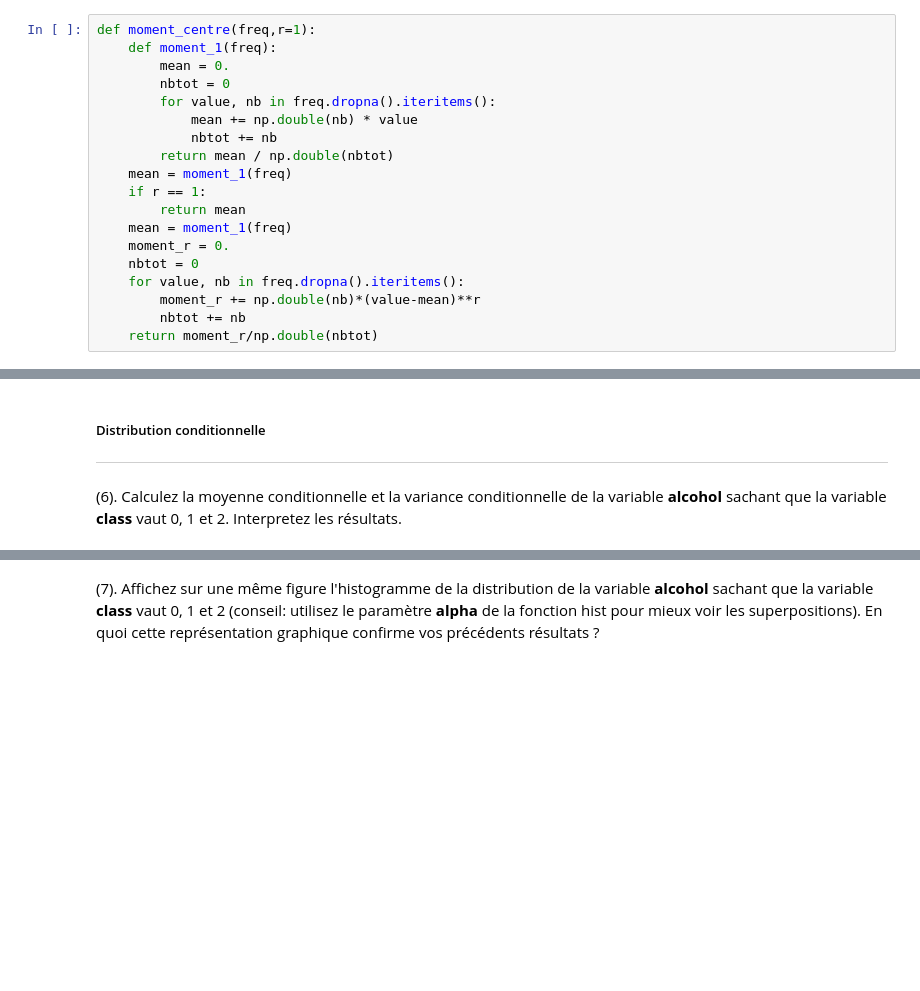
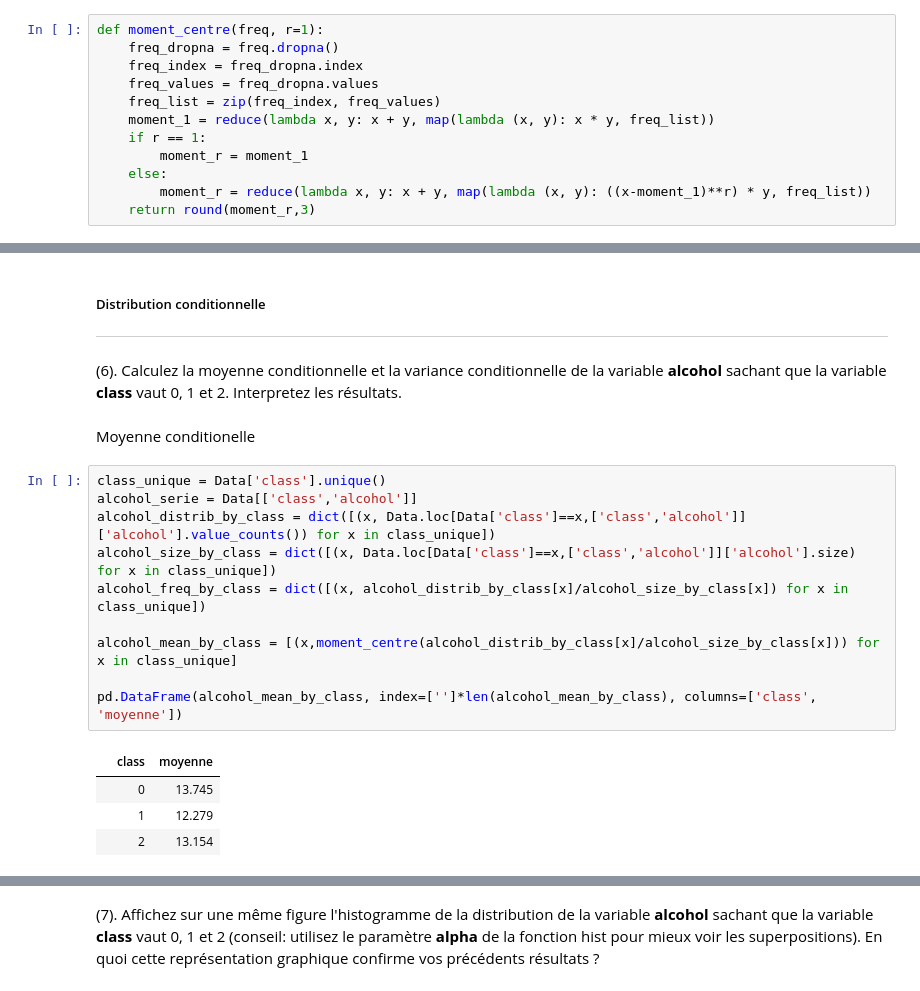
Before and after one commit to ebarillot/Python2, a Jupyter notebook: Statnum/NB3_Statistique_Bivariee-Copy2.ipynb, the cells around one changed output, grey strips where cells are left out. Cells and saved outputs as stored; diff of their text form; blank space fills up the shorter version.

```diff
--- a/Statnum/NB3_Statistique_Bivariee-Copy2.ipynb
+++ b/Statnum/NB3_Statistique_Bivariee-Copy2.ipynb
@@ -169,24 +195,17 @@ Name: flavanoids, Length: 132, dtype: int64
 # %% [markdown]
 Fonction qui calcule le moment centré d'ordre r:
-# %%
-def moment_centre(freq,r=1):
-    def moment_1(freq):
-        mean = 0.
-        nbtot = 0
-        for value, nb in freq.dropna().iteritems():
-            mean += np.double(nb) * value
-            nbtot += nb
-        return mean / np.double(nbtot)
-    mean = moment_1(freq)
-    if r == 1:
-        return mean
-    mean = moment_1(freq)
-    moment_r = 0.
-    nbtot = 0
-    for value, nb in freq.dropna().iteritems():
-        moment_r += np.double(nb)*(value-mean)**r
-        nbtot += nb
-    return moment_r/np.double(nbtot)
+# %%
+def moment_centre(freq, r=1):
+    freq_dropna = freq.dropna()
+    freq_index = freq_dropna.index
+    freq_values = freq_dropna.values
+    freq_list = zip(freq_index, freq_values)
+    moment_1 = reduce(lambda x, y: x + y, map(lambda (x, y): x * y, freq_list))
+    if r == 1:
+        moment_r = moment_1
+    else:
+        moment_r = reduce(lambda x, y: x + y, map(lambda (x, y): ((x-moment_1)**r) * y, freq_list))
+    return round(moment_r,3)
 # %% [markdown]
 Variance:
 # %%
@@ -198,3 +217,20 @@ moment_centre(flavanoids_freq,2)
  ---
 
 (6). Calculez la moyenne conditionnelle et la variance conditionnelle de la variable **alcohol** sachant que la variable **class** vaut 0, 1 et 2. Interpretez les résultats.
+# %% [markdown]
+Moyenne conditionelle
+# %%
+class_unique = Data['class'].unique()
+alcohol_serie = Data[['class','alcohol']]
+alcohol_distrib_by_class = dict([(x, Data.loc[Data['class']==x,['class','alcohol']]['alcohol'].value_counts()) for x in class_unique])
+alcohol_size_by_class = dict([(x, Data.loc[Data['class']==x,['class','alcohol']]['alcohol'].size) for x in class_unique])
+alcohol_freq_by_class = dict([(x, alcohol_distrib_by_class[x]/alcohol_size_by_class[x]) for x in class_unique])
+
+alcohol_mean_by_class = [(x,moment_centre(alcohol_distrib_by_class[x]/alcohol_size_by_class[x])) for x in class_unique]
+
+pd.DataFrame(alcohol_mean_by_class, index=['']*len(alcohol_mean_by_class), columns=['class', 'moyenne'])
+# %% [output]
+|  | class | moyenne |
+|  | 0 | 13.745 |
+|  | 1 | 12.279 |
+|  | 2 | 13.154 |
```
Also changed, not shown: parts of 12 cells of this notebook, 1 other file.
